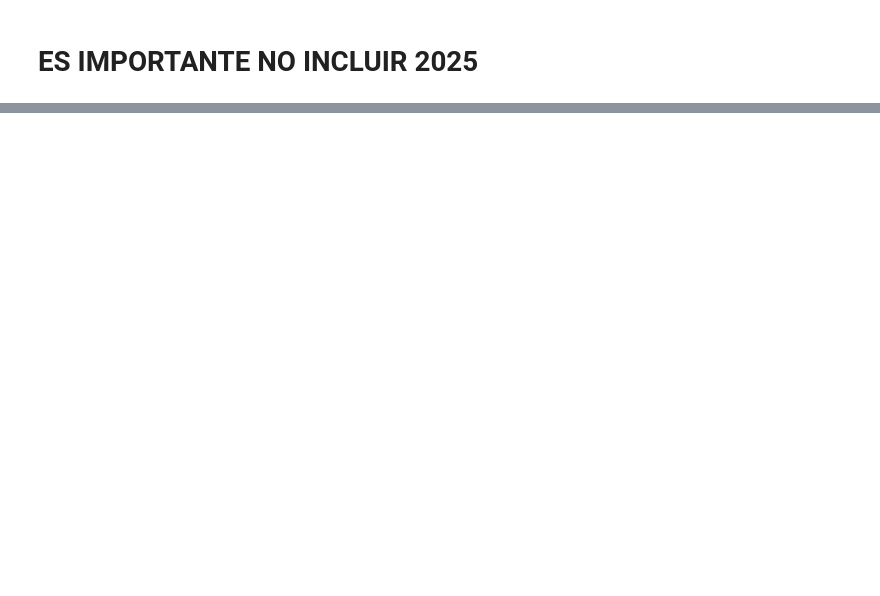
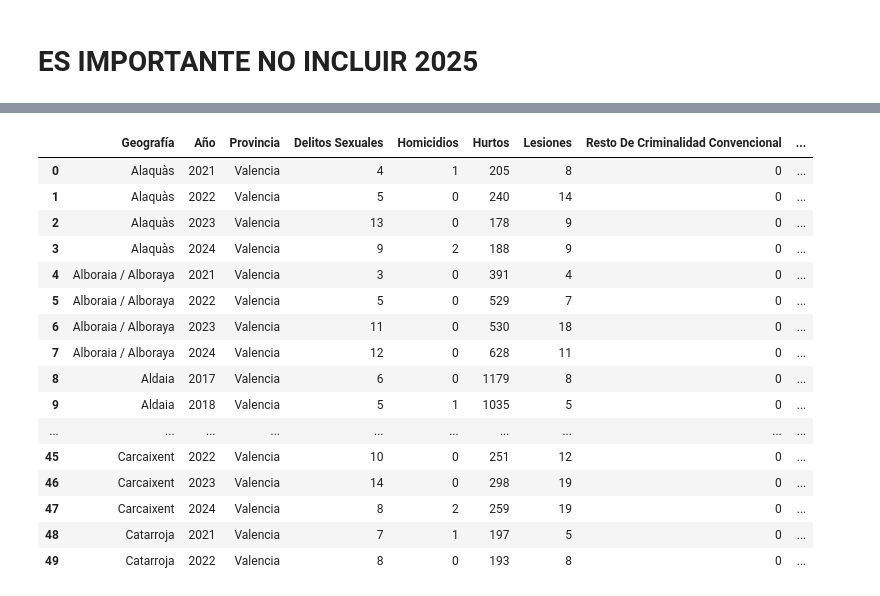
Before and after one commit to 4GeeksAcademy/sp-ml-20-final-project-g4, a Jupyter notebook: src/calculo_estadistico-copy.ipynb, the cells around one changed output, grey strips where cells are left out. Saved outputs shown, nothing was run; the diff lists cells and outputs as text; code cells hidden in the pictures; blank space fills up the shorter version.

```diff
--- a/src/calculo_estadistico-copy.ipynb
+++ b/src/calculo_estadistico-copy.ipynb
@@ -66 +80,7 @@ df_poblacion_total
 7590 rows × 4 columns
+# %%
+df_unido = df.merge(df_poblacion_total,
+                          left_on=['Geografía', 'Año'],
+                          right_on=['Municipios', 'Periodo'],
+                          how='left')
+df_unido
@@ -66,0 +117,20 @@ df_poblacion_total
+# %%
+df_unido.head(50)
+# %% [output]
+|  | Geografía | Año | Provincia | Delitos Sexuales | Homicidios | Hurtos | Lesiones | Resto De Criminalidad Convencional | ... |
+| 0 | Alaquàs | 2021 | Valencia | 4 | 1 | 205 | 8 | 0 | ... |
+| 1 | Alaquàs | 2022 | Valencia | 5 | 0 | 240 | 14 | 0 | ... |
+| 2 | Alaquàs | 2023 | Valencia | 13 | 0 | 178 | 9 | 0 | ... |
+| 3 | Alaquàs | 2024 | Valencia | 9 | 2 | 188 | 9 | 0 | ... |
+| 4 | Alboraia / Alboraya | 2021 | Valencia | 3 | 0 | 391 | 4 | 0 | ... |
+| 5 | Alboraia / Alboraya | 2022 | Valencia | 5 | 0 | 529 | 7 | 0 | ... |
+| 6 | Alboraia / Alboraya | 2023 | Valencia | 11 | 0 | 530 | 18 | 0 | ... |
+| 7 | Alboraia / Alboraya | 2024 | Valencia | 12 | 0 | 628 | 11 | 0 | ... |
+| 8 | Aldaia | 2017 | Valencia | 6 | 0 | 1179 | 8 | 0 | ... |
+| 9 | Aldaia | 2018 | Valencia | 5 | 1 | 1035 | 5 | 0 | ... |
+| ... | ... | ... | ... | ... | ... | ... | ... | ... | ... |
+| 45 | Carcaixent | 2022 | Valencia | 10 | 0 | 251 | 12 | 0 | ... |
+| 46 | Carcaixent | 2023 | Valencia | 14 | 0 | 298 | 19 | 0 | ... |
+| 47 | Carcaixent | 2024 | Valencia | 8 | 2 | 259 | 19 | 0 | ... |
+| 48 | Catarroja | 2021 | Valencia | 7 | 1 | 197 | 5 | 0 | ... |
+| 49 | Catarroja | 2022 | Valencia | 8 | 0 | 193 | 8 | 0 | ... |
```
Also changed, not shown: parts of 5 cells of this notebook, 3 other files.
